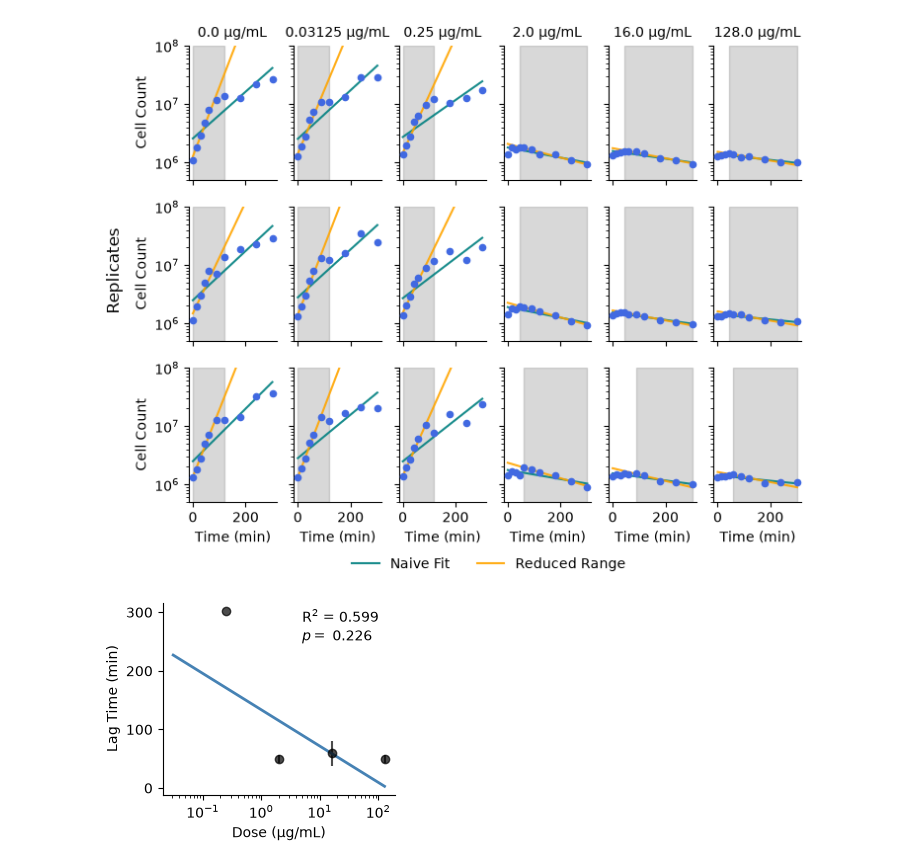
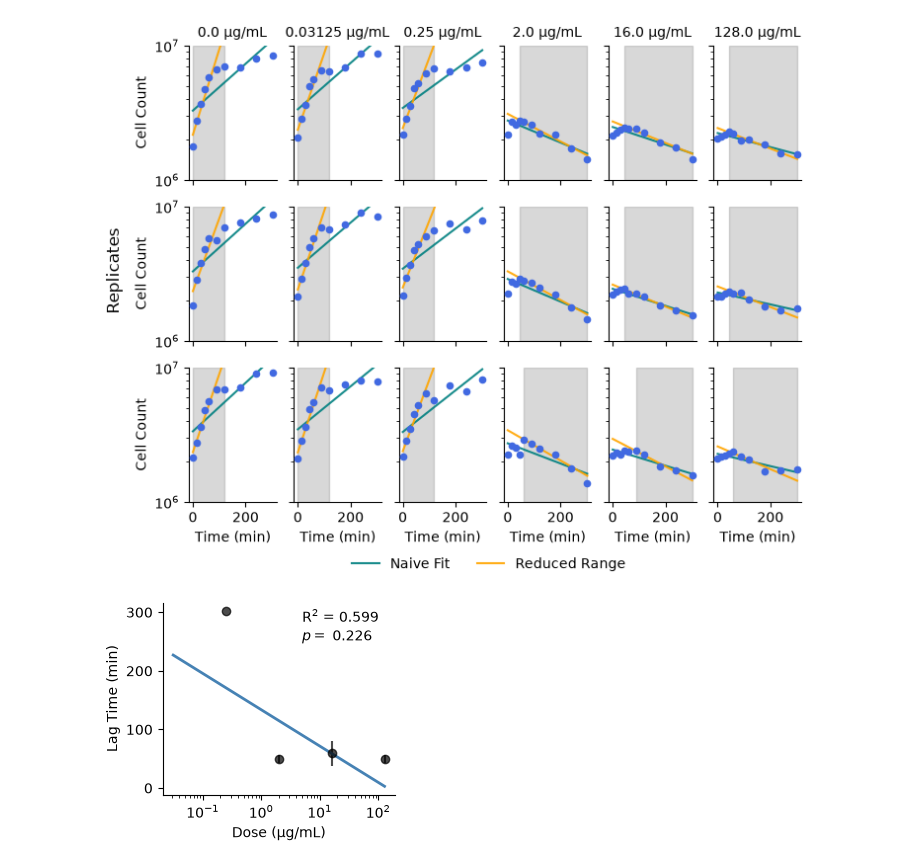
Before and after one commit to eshanking/time-kill-protocol, a Jupyter notebook: data/experiment_code/gr_est_statistical_comparison_Saureus_CEF_07152026.ipynb, the cells around one changed output. Saved outputs shown, nothing was run; the diff lists cells and outputs as text; code cells hidden in the pictures.

```diff
--- a/data/experiment_code/gr_est_statistical_comparison_Saureus_CEF_07152026.ipynb
+++ b/data/experiment_code/gr_est_statistical_comparison_Saureus_CEF_07152026.ipynb
@@ -46,20 +46,20 @@ with open('../calibration_data/calibration_Saureus_08292026.pkl','rb') as f:
     cal_data = pickle.load(f)
     reg = cal_data['reg']
     ab_background = cal_data['background']
+    llq = cal_data['lloq']
+    ulq = cal_data['uloq']
 
-def rfu30_to_cell_count(rfu30, background_subtracted=True):
-    rfu30 = np.array(rfu30, dtype=float)
-    # rfu30 = np.clip(rfu30, 1e-6, None)
-    shape = rfu30.shape
-    log_count = reg.predict(rfu30.reshape(-1,1))
-    count = (10**log_count).reshape(shape)
-    count[count < 0] = np.nan
+def rfu30_to_cell_count(rfu30):
+    rfu30 = np.array(rfu30, dtype=float) - ab_background
+
+    log_count = reg[0] * np.log10(rfu30) + reg[1]
+    count = 10**log_count
     # count[rfu30 < llq] = np.nan
     # count[rfu30 > ulq] = np.nan
     return count
 
-llq_count = rfu30_to_cell_count(cal_data['llq'])
-ulq_count = rfu30_to_cell_count(cal_data['ulq'])
+llq_count = rfu30_to_cell_count(llq)
+ulq_count = rfu30_to_cell_count(ulq)
 # %%
 def get_timeseries(folder_path,plate_num):
     """Takes a folder of excel files and returns a list of plates and a list of data
@@ -138,7 +138,7 @@ for exp_key in exp_layout.keys():
     mean_dict[exp_key] = np.mean(data_t,axis=0)
     err_dict[exp_key] = np.std(data_t,axis=0)
 
-    cell_count_data = rfu30_to_cell_count(data_t,background_subtracted=False)
+    cell_count_data = rfu30_to_cell_count(data_t)
     cell_count_mean[exp_key] = np.mean(cell_count_data,axis=0)
     cell_count_err[exp_key] = np.std(cell_count_data,axis=0)
     cell_count_log_err[exp_key] = np.std(np.log10(cell_count_data),axis=0)
@@ -342,35 +342,35 @@ for key in cell_count_mean.keys():
 
     row_indx += 1
 
 for ax in ax_list.flatten():
     ax.spines['right'].set_visible(False)
     ax.spines['top'].set_visible(False)
 
     ax.set_yticks([])
     ax.set_yscale('log')
 
-    ax.set_ylim(0.5*10**6,10**8)
+    ax.set_ylim(10**6,10**7)
 
 for ax in ax_list[:,0]:
     ax.set_ylabel('Cell Count')
 
 for ax in ax_list[-1,:]:
     ax.set_xlabel('Time (min)')
 
 for key,i in enumerate(cell_count_mean.keys()):
     ax_list[0,key].set_title(str(i) + r' $\mathrm{\mu g/mL}$',fontsize=10)
 
 
 # get the unique legend elements
 handles, labels = ax_list[0,0].get_legend_handles_labels()
 by_label = dict(zip(labels, handles))
 fig.legend(by_label.values(), by_label.keys(), loc=[0.35,0],ncol=3,frameon=False)
 
 fig.text(0.02,0.5, 'Replicates', va='center', rotation='vertical',fontsize=12)
 
 fig.savefig('../../figures/raw_data_with_fit_Saureus_CEF_07152026.tiff',bbox_inches='tight',dpi=300)
 # %% [output]
-[figure, old version]
+[figure, new version]
 # %%
 # determine dose-dependent lag
 import seaborn as sns
```
Also changed, not shown: parts of 4 cells of this notebook, 8 other files.
